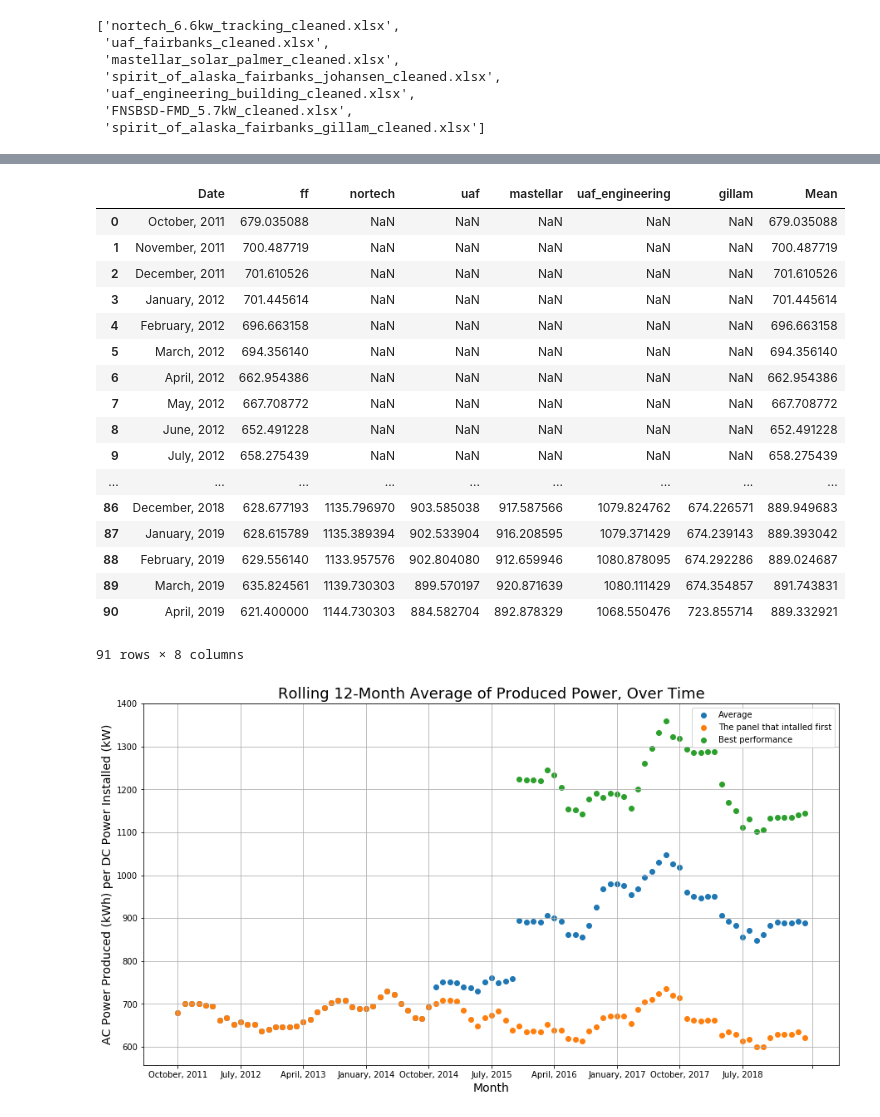
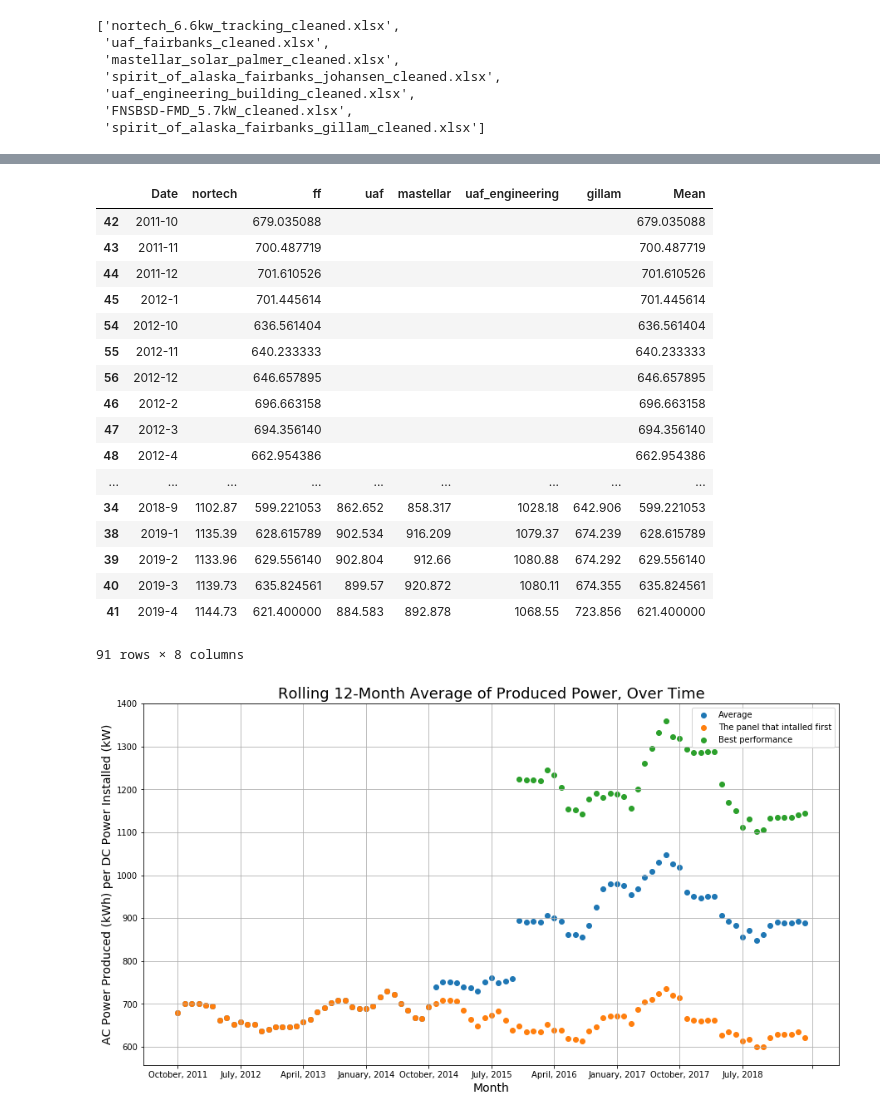
Before and after one commit to acep-uaf/ACEP_solar, a Jupyter notebook: Fairbanks_PVwatts.ipynb, the cells around one changed output, grey strips where cells are left out. Drawn from its saved outputs; the diff is of its cells as text; code cells hidden in the pictures.

```diff
--- a/Fairbanks_PVwatts.ipynb
+++ b/Fairbanks_PVwatts.ipynb
@@ -55,7 +62,7 @@ def annual_Norm(dataframe):
     for i in range(len(lenth_list)):
         single_values = dataframe['Energy'][lenth_list[i]-12:lenth_list[i]].sum()/dataframe['DC Capacity'][0]
         #rolling_average.append(each_period)
-        single_month = dataframe['Month_Year'][lenth_list[i]]
+        single_month = dataframe['Date'][lenth_list[i]]
         annual_values.append(single_values)
         month.append(single_month)
     return(annual_values,month)
@@ -100,38 +108,39 @@ g_annual_values,g_month = annual_Norm(gillam)
 # %%
 # merge all the data into a dataframe, so that we can plot
 new_n = pd.DataFrame({'Date':n_month,'nortech':n_annual_values})
 new_u = pd.DataFrame({'Date':u_month,'uaf':u_annual_values})
 new_m = pd.DataFrame({'Date':m_month,'mastellar':m_annual_values})
 new_e = pd.DataFrame({'Date':uaf_e_month,'uaf_engineering':uaf_e_annual_values})
 new_f = pd.DataFrame({'Date':f_month,'ff':f_annual_values})
 new_g = pd.DataFrame({'Date':g_month,'gillam':g_annual_values})
-result = pd.merge(new_f,new_n,on='Date',how='outer')
+result = pd.merge(new_n,new_f,on='Date',how='outer')
 result = pd.merge(result,new_u,on='Date',how='outer')
 result = pd.merge(result,new_m,on='Date',how='outer')
 result = pd.merge(result,new_e,on='Date',how='outer')
 result = pd.merge(result,new_g,on='Date',how='outer')
 #result
-result.fillna("")
-result['Mean'] = result.mean(axis=1)
-result
+a = result.fillna("")
+a['Mean'] = a.mean(axis=1)
+b = a.sort_values(by = ['Date'])
+b
 # %% [output]
-|  | Date | ff | nortech | uaf | mastellar | uaf_engineering | gillam | Mean |
-| 0 | October, 2011 | 679.035088 | NaN | NaN | NaN | NaN | NaN | 679.035088 |
-| 1 | November, 2011 | 700.487719 | NaN | NaN | NaN | NaN | NaN | 700.487719 |
-| 2 | December, 2011 | 701.610526 | NaN | NaN | NaN | NaN | NaN | 701.610526 |
-| 3 | January, 2012 | 701.445614 | NaN | NaN | NaN | NaN | NaN | 701.445614 |
-| 4 | February, 2012 | 696.663158 | NaN | NaN | NaN | NaN | NaN | 696.663158 |
-| 5 | March, 2012 | 694.356140 | NaN | NaN | NaN | NaN | NaN | 694.356140 |
-| 6 | April, 2012 | 662.954386 | NaN | NaN | NaN | NaN | NaN | 662.954386 |
-| 7 | May, 2012 | 667.708772 | NaN | NaN | NaN | NaN | NaN | 667.708772 |
-| 8 | June, 2012 | 652.491228 | NaN | NaN | NaN | NaN | NaN | 652.491228 |
-| 9 | July, 2012 | 658.275439 | NaN | NaN | NaN | NaN | NaN | 658.275439 |
+|  | Date | nortech | ff | uaf | mastellar | uaf_engineering | gillam | Mean |
+| 42 | 2011-10 |  | 679.035088 |  |  |  |  | 679.035088 |
+| 43 | 2011-11 |  | 700.487719 |  |  |  |  | 700.487719 |
+| 44 | 2011-12 |  | 701.610526 |  |  |  |  | 701.610526 |
+| 45 | 2012-1 |  | 701.445614 |  |  |  |  | 701.445614 |
+| 54 | 2012-10 |  | 636.561404 |  |  |  |  | 636.561404 |
+| 55 | 2012-11 |  | 640.233333 |  |  |  |  | 640.233333 |
+| 56 | 2012-12 |  | 646.657895 |  |  |  |  | 646.657895 |
+| 46 | 2012-2 |  | 696.663158 |  |  |  |  | 696.663158 |
+| 47 | 2012-3 |  | 694.356140 |  |  |  |  | 694.356140 |
+| 48 | 2012-4 |  | 662.954386 |  |  |  |  | 662.954386 |
 | ... | ... | ... | ... | ... | ... | ... | ... | ... |
-| 86 | December, 2018 | 628.677193 | 1135.796970 | 903.585038 | 917.587566 | 1079.824762 | 674.226571 | 889.949683 |
-| 87 | January, 2019 | 628.615789 | 1135.389394 | 902.533904 | 916.208595 | 1079.371429 | 674.239143 | 889.393042 |
-| 88 | February, 2019 | 629.556140 | 1133.957576 | 902.804080 | 912.659946 | 1080.878095 | 674.292286 | 889.024687 |
-| 89 | March, 2019 | 635.824561 | 1139.730303 | 899.570197 | 920.871639 | 1080.111429 | 674.354857 | 891.743831 |
-| 90 | April, 2019 | 621.400000 | 1144.730303 | 884.582704 | 892.878329 | 1068.550476 | 723.855714 | 889.332921 |
+| 34 | 2018-9 | 1102.87 | 599.221053 | 862.652 | 858.317 | 1028.18 | 642.906 | 599.221053 |
+| 38 | 2019-1 | 1135.39 | 628.615789 | 902.534 | 916.209 | 1079.37 | 674.239 | 628.615789 |
+| 39 | 2019-2 | 1133.96 | 629.556140 | 902.804 | 912.66 | 1080.88 | 674.292 | 629.556140 |
+| 40 | 2019-3 | 1139.73 | 635.824561 | 899.57 | 920.872 | 1080.11 | 674.355 | 635.824561 |
+| 41 | 2019-4 | 1144.73 | 621.400000 | 884.583 | 892.878 | 1068.55 | 723.856 | 621.400000 |
 91 rows × 8 columns
 # %%
 fig, ax = plt.subplots(figsize = (15, 8))
```
Also changed, not shown: parts of 11 cells of this notebook, 3 other files.
